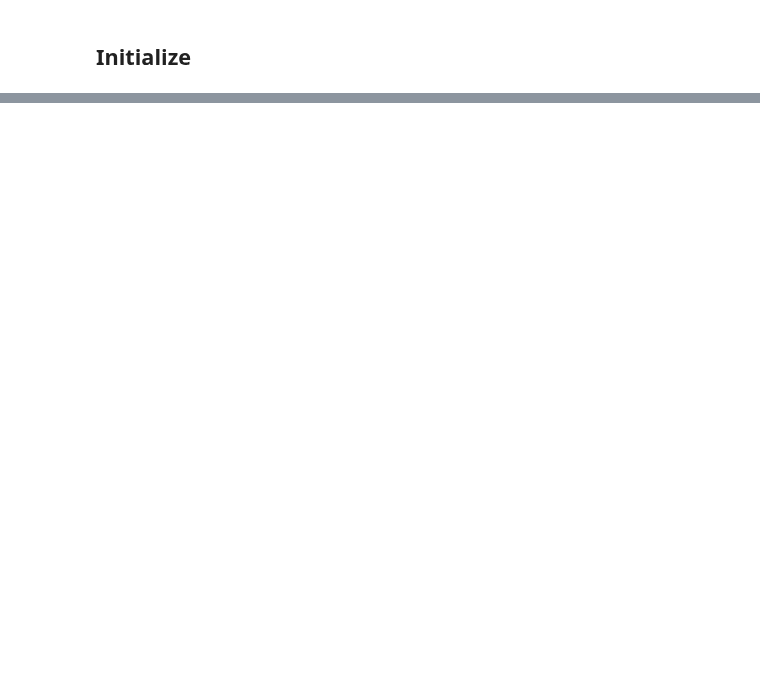
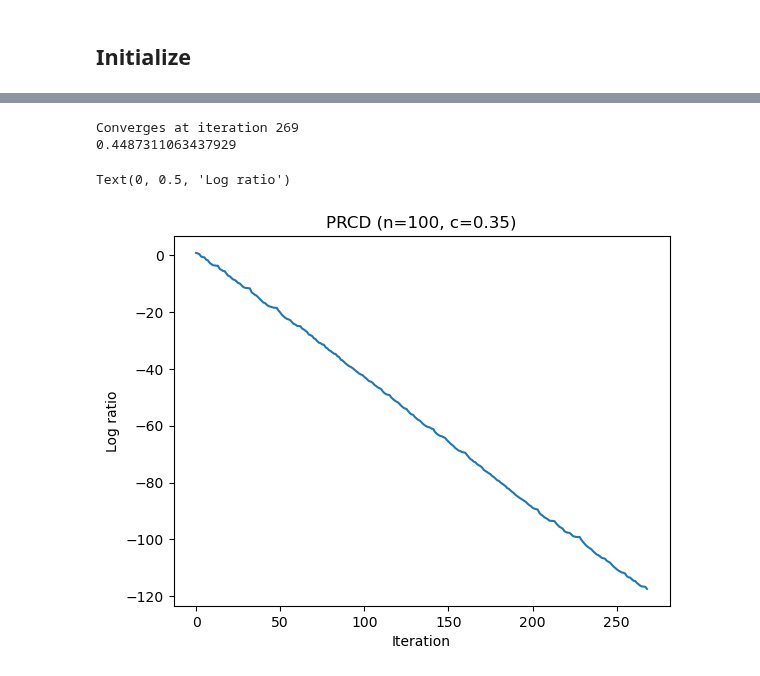
Before and after one commit to pinto2501/coordinate_descent, a Jupyter notebook: cbcd.ipynb, the cells around one changed output, grey strips where cells are left out. Saved outputs shown, nothing was run; the diff lists cells and outputs as text; code cells hidden in the pictures; blank space fills up the shorter version.

```diff
--- a/cbcd.ipynb
+++ b/cbcd.ipynb
@@ -70,36 +83,42 @@ mats = build_coordinate_matrices(n, c)
 
 # check if mats is correct
 
 for mat in mats:
     mul_mat = np.matmul(mat, mat)
     if np.array_equal(mat @ mat, mat):
         pass
     else:
         print("Error")
 
 epochs = 5000
 x0 = np.ones((n, 1))
 x = x0.copy()
 x_star = np.zeros((n, 1))
 prcd_errors = []
 
-for l in range(n * epochs):
-    i = random.randint(0, n - 1)
-    x = mats[i] @ x
+for l in range(epochs):
+    for i in range(n):
+        i = random.randint(0, n - 1)
+        x = mats[i] @ x
     norm = np.linalg.norm(x - x_star)
     if norm < 1e-50:
         print(f"Converges at iteration {l}")
         break
     else:
         ratio = norm / np.linalg.norm(x0 - x_star)
         prcd_errors.append(np.log(ratio))
 
-# note: This is rate per single coordinate. We multiply by n to compare with ERCD and CCD which is full epoch.
+# note: This is rate per single coordinate. We run n * epochs to compare with ERCD and CCD which is full epoch.
 prcd_slope, intercept = np.polyfit(range(len(prcd_errors)), prcd_errors, 1)
 print(-prcd_slope)
 plt.plot(prcd_errors)
 plt.title(f"PRCD (n={n}, c={c})")
 plt.xlabel("Iteration")
 plt.ylabel("Log ratio")
+# %% [output]
+Converges at iteration 269
+0.4487311063437929
+Text(0, 0.5, 'Log ratio')
+[figure, added]
 # %%
 print(-prcd_slope, -ccd_slope, -ercd_slope)
```
Also changed, not shown: parts of 3 cells of this notebook.
